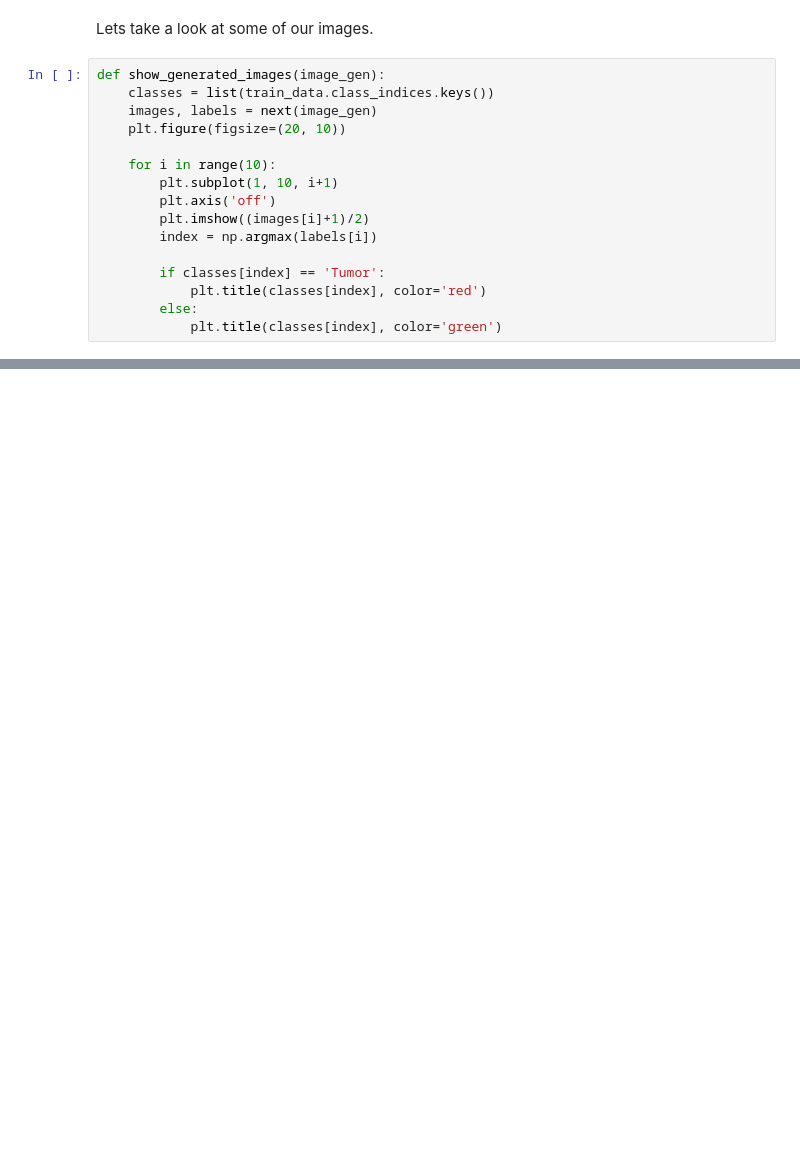
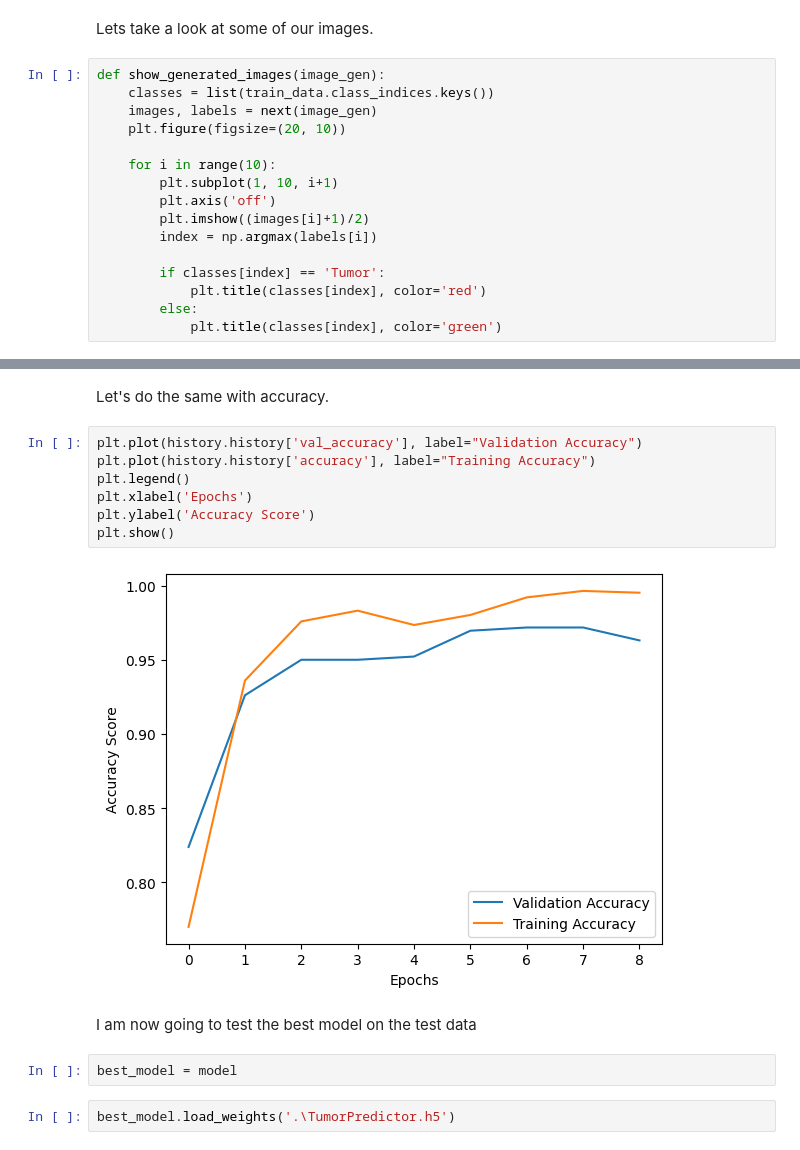
Before and after one commit to andmcllin/Tumor-Prediction-Capstone, a Jupyter notebook: TumorPredictionCapstone.ipynb, the cells around one changed output, grey strips where cells are left out. Saved outputs shown, nothing was run; the diff lists cells and outputs as text; blank space fills up the shorter version.

```diff
--- a/TumorPredictionCapstone.ipynb
+++ b/TumorPredictionCapstone.ipynb
@@ -102,0 +190,17 @@ show_generated_images(train_data)
+# %% [markdown]
+Let's do the same with accuracy.
+# %%
+plt.plot(history.history['val_accuracy'], label="Validation Accuracy")
+plt.plot(history.history['accuracy'], label="Training Accuracy")
+plt.legend()
+plt.xlabel('Epochs')
+plt.ylabel('Accuracy Score')
+plt.show()
+# %% [output]
+[figure, added]
+# %% [markdown]
+I am now going to test the best model on the test data
+# %%
+best_model = model
+# %%
+best_model.load_weights('.\TumorPredictor.h5')
```
Also changed, not shown: parts of 21 cells of this notebook.
